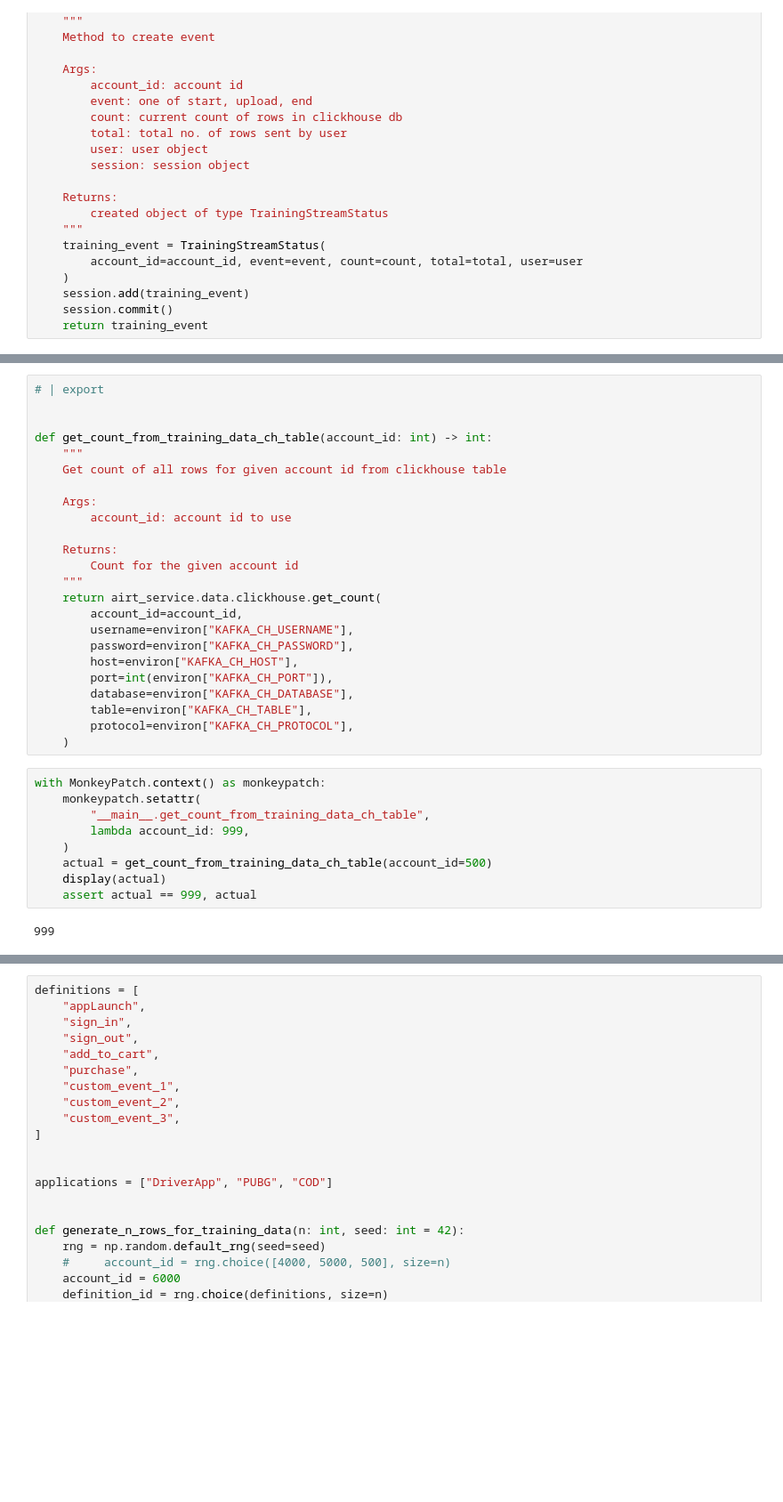
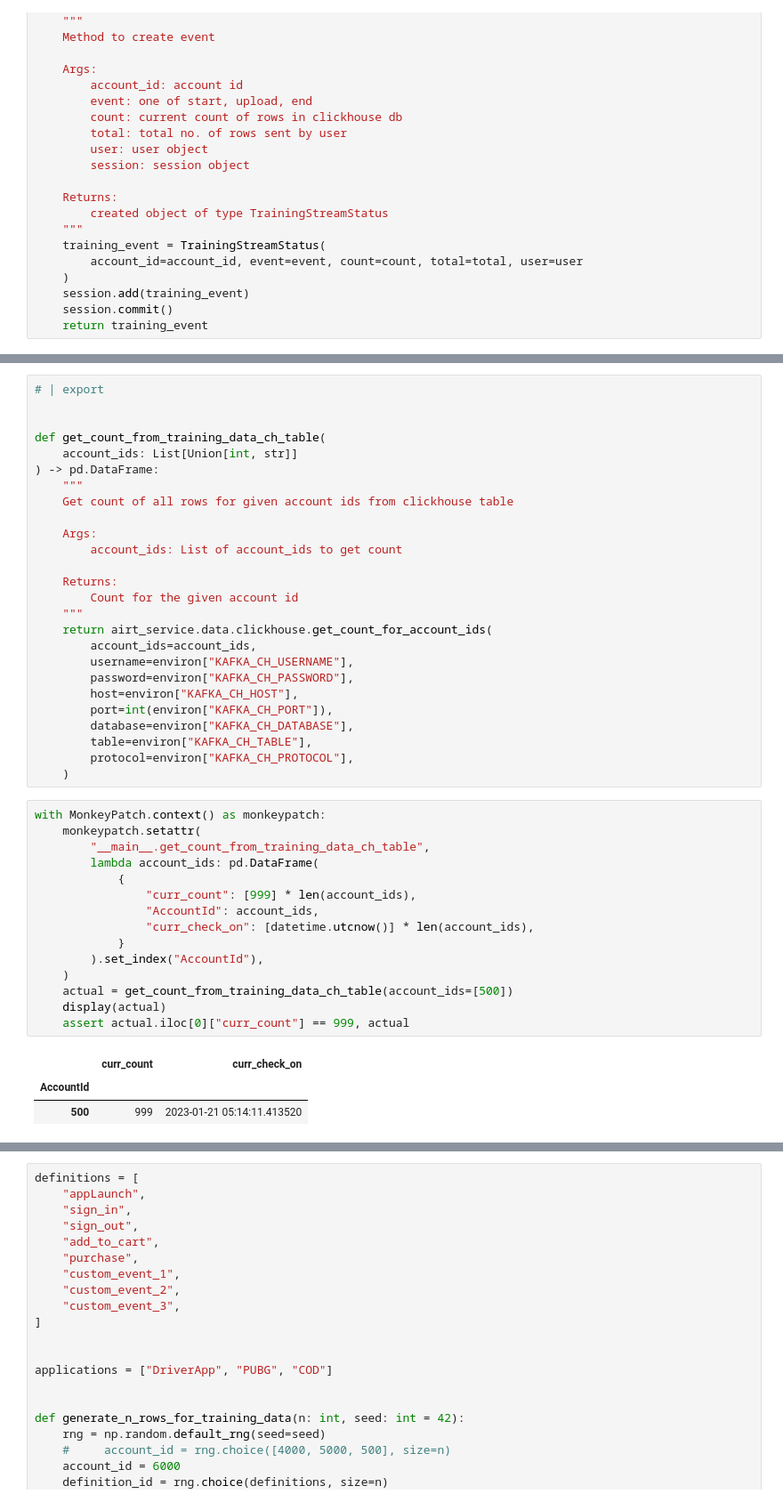
Before and after one commit to airtai/airt-service, a Jupyter notebook: notebooks/Training_Status_Process.ipynb, the cells around one changed output, grey strips where cells are left out. Shown at 89% size. Cells and saved outputs as stored; diff of their text form; blank space fills up the shorter version.

```diff
--- a/notebooks/Training_Status_Process.ipynb
+++ b/notebooks/Training_Status_Process.ipynb
@@ -188,18 +212,20 @@ with get_session_with_context() as session:
 # | export
 
 
-def get_count_from_training_data_ch_table(account_id: int) -> int:
+def get_count_from_training_data_ch_table(
+    account_ids: List[Union[int, str]]
+) -> pd.DataFrame:
     """
-    Get count of all rows for given account id from clickhouse table
+    Get count of all rows for given account ids from clickhouse table
 
     Args:
-        account_id: account id to use
+        account_ids: List of account_ids to get count
 
     Returns:
         Count for the given account id
     """
-    return airt_service.data.clickhouse.get_count(
-        account_id=account_id,
+    return airt_service.data.clickhouse.get_count_for_account_ids(
+        account_ids=account_ids,
         username=environ["KAFKA_CH_USERNAME"],
         password=environ["KAFKA_CH_PASSWORD"],
         host=environ["KAFKA_CH_HOST"],
@@ -211,11 +237,19 @@ def get_count_from_training_data_ch_table(account_id: int) -> int:
 # %%
 with MonkeyPatch.context() as monkeypatch:
     monkeypatch.setattr(
         "__main__.get_count_from_training_data_ch_table",
-        lambda account_id: 999,
+        lambda account_ids: pd.DataFrame(
+            {
+                "curr_count": [999] * len(account_ids),
+                "AccountId": account_ids,
+                "curr_check_on": [datetime.utcnow()] * len(account_ids),
+            }
+        ).set_index("AccountId"),
     )
-    actual = get_count_from_training_data_ch_table(account_id=500)
+    actual = get_count_from_training_data_ch_table(account_ids=[500])
     display(actual)
-    assert actual == 999, actual
+    assert actual.iloc[0]["curr_count"] == 999, actual
 # %% [output]
-999
+|  | curr_count | curr_check_on |
+| AccountId |  |  |
+| 500 | 999 | 2023-01-21 05:14:11.413520 |
```
Also changed, not shown: parts of 19 cells of this notebook, 16 other files.
